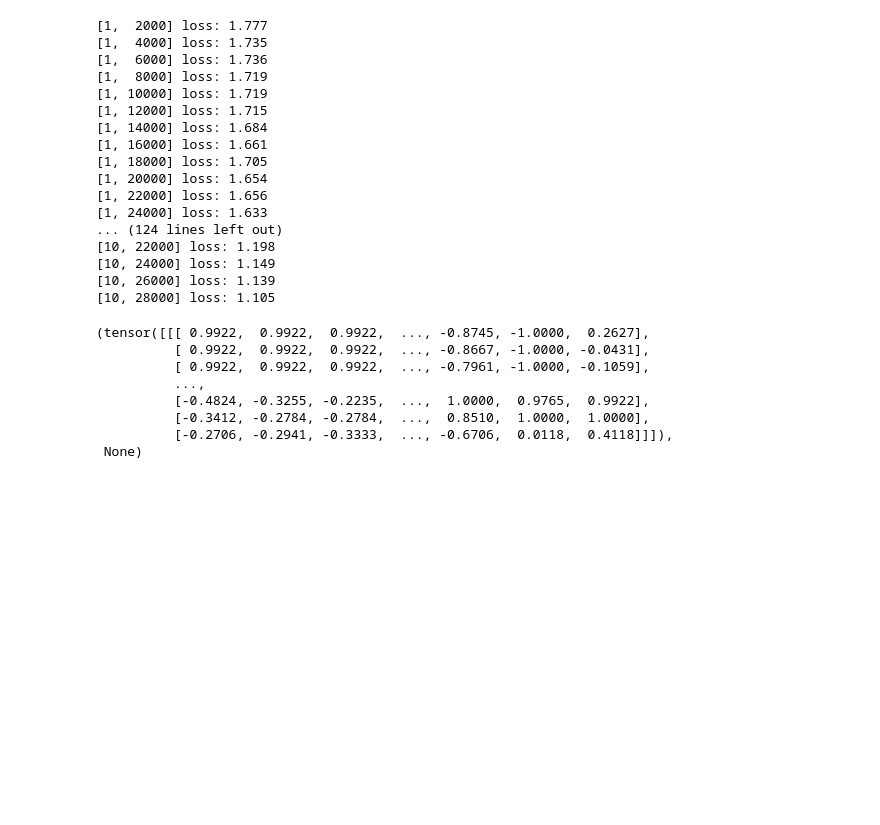
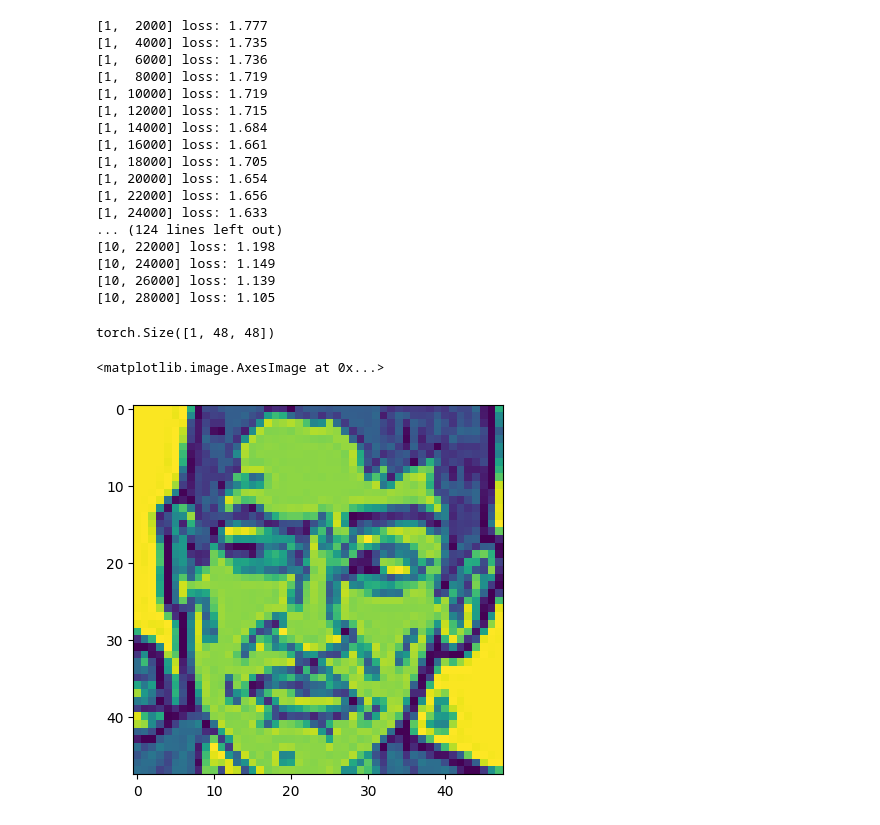
Before and after one commit to beamsbe97/FER_ModernAI, a Jupyter notebook: face_reg.ipynb, the cells around one changed output. Cells and saved outputs as stored; diff of their text form; code cells hidden in the pictures; blank space fills up the shorter version.

```diff
--- a/face_reg.ipynb
+++ b/face_reg.ipynb
@@ -107,14 +122,12 @@ for epoch in range(10):
 [10, 28000] loss: 1.105
 # %%
 test_iter = iter(test_loader)
-# %%
-list(enumerate(test_loader))
-# %% [output]
-(tensor([[[ 0.9922,  0.9922,  0.9922,  ..., -0.8745, -1.0000,  0.2627],
-          [ 0.9922,  0.9922,  0.9922,  ..., -0.8667, -1.0000, -0.0431],
-          [ 0.9922,  0.9922,  0.9922,  ..., -0.7961, -1.0000, -0.1059],
-          ...,
-          [-0.4824, -0.3255, -0.2235,  ...,  1.0000,  0.9765,  0.9922],
-          [-0.3412, -0.2784, -0.2784,  ...,  0.8510,  1.0000,  1.0000],
-          [-0.2706, -0.2941, -0.3333,  ..., -0.6706,  0.0118,  0.4118]]]),
- None)
+# %%
+testset[0][0].size()
+# %% [output]
+torch.Size([1, 48, 48])
+# %%
+plt.imshow(testset[0][0].permute(1,2,0))
+# %% [output]
+<matplotlib.image.AxesImage at 0x...>
+[figure, added]
```
Also changed, not shown: parts of 3 cells of this notebook.
